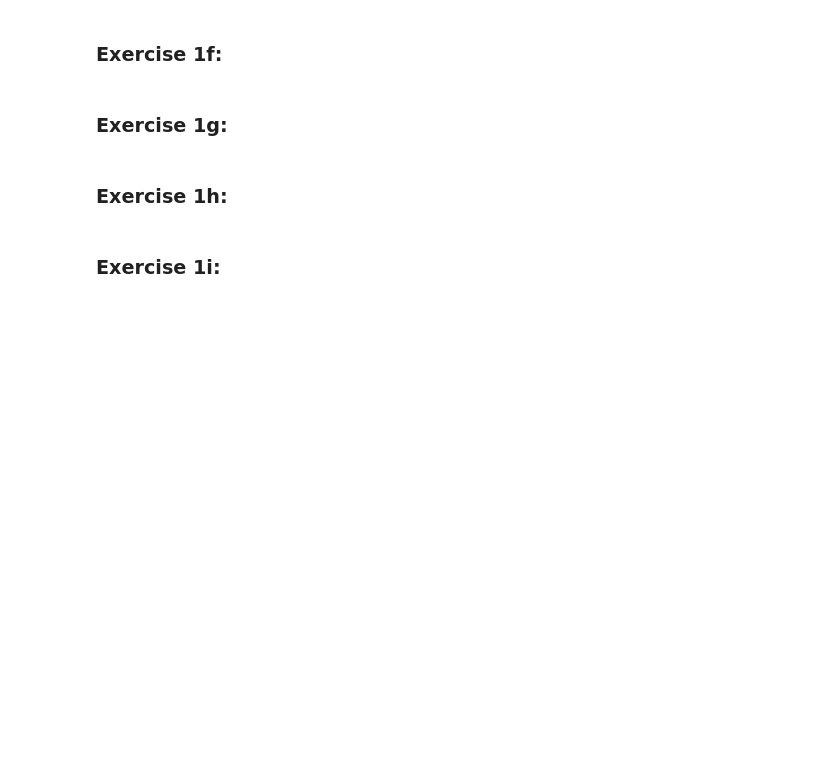
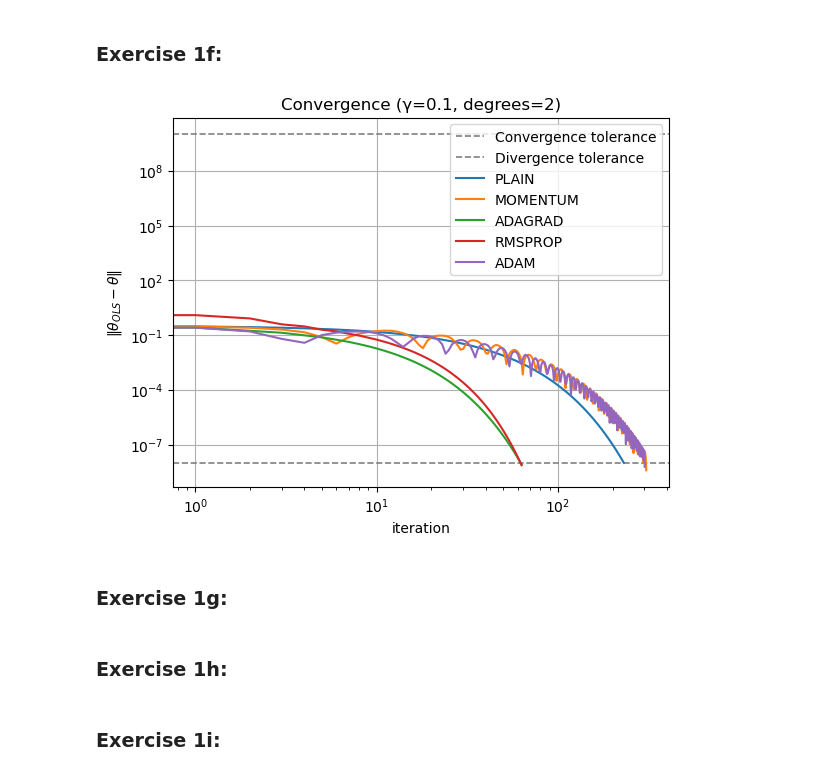
Before and after one commit to AbdulTorkerull/FYS-STK4155-Project-1, a Jupyter notebook: FYS-STK4155_Project.ipynb, the cells around one changed output. Saved outputs shown, nothing was run; the diff lists cells and outputs as text; code cells hidden in the pictures; blank space fills up the shorter version.

```diff
--- a/FYS-STK4155_Project.ipynb
+++ b/FYS-STK4155_Project.ipynb
@@ -847,2 +847,9 @@ exercise_1e_plot2(hists, theta_ref, gammas)
 # %% [markdown]
 ### Exercise 1f:
+# %%
+# --- Restart and scale data --- #
+
+x_training, x_test, y_training, y_test = runge_data(n=100, sigma=0.1)
+
+x_training, x_test = scale(x_training, x_test)
+y_training, y_test = centre(y_training, y_test)
@@ -849,3 +909,37 @@ exercise_1e_plot2(hists, theta_ref, gammas)
+# %%
+p = 3
+lam = 0.01
+gamma = 0.1
+theta0 = np.zeros(p)
+X = identity(x_training, p)
+
+theta_OLS = closed_form(X, y_training, lam)
+methods = ["PLAIN", "MOMENTUM", "ADAGRAD", "RMSPROP", "ADAM"]
+results = {}
+
+for m in methods:
+    hist, iters = adaptive_method(X, y_training, m, theta0, gamma, lam=lam)
+
+    error = np.linalg.norm(hist - theta_OLS.reshape(-1), axis=1)
+    results[m] = {"history":hist, "error":error, "iterations":iters}
+# %%
+plt.title(f"Convergence (γ={gamma}, degrees={p - 1})")
+plt.yscale("log")
+plt.xscale("log")
+plt.grid()
+plt.xlabel("iteration")
+plt.ylabel(r"$\|\theta_{OLS} - \theta\|$")
+plt.axhline(1e-8, color="gray", label="Convergence tolerance", linestyle="--", linewidth=1.2)
+plt.axhline(1e8, color="gray", label="Divergence tolerance", linestyle="--", linewidth=1.2)
+
+for m in methods:
+    error = results[m]["error"]
+    plt.plot(np.arange(len(error)), error, label=m)
+
+plt.legend()
+plt.show()
+# %% [output]
+[figure, added]
 # %% [markdown]
 ### Exercise 1g:
 # %% [markdown]
```
Also changed, not shown: parts of 3 cells of this notebook.
